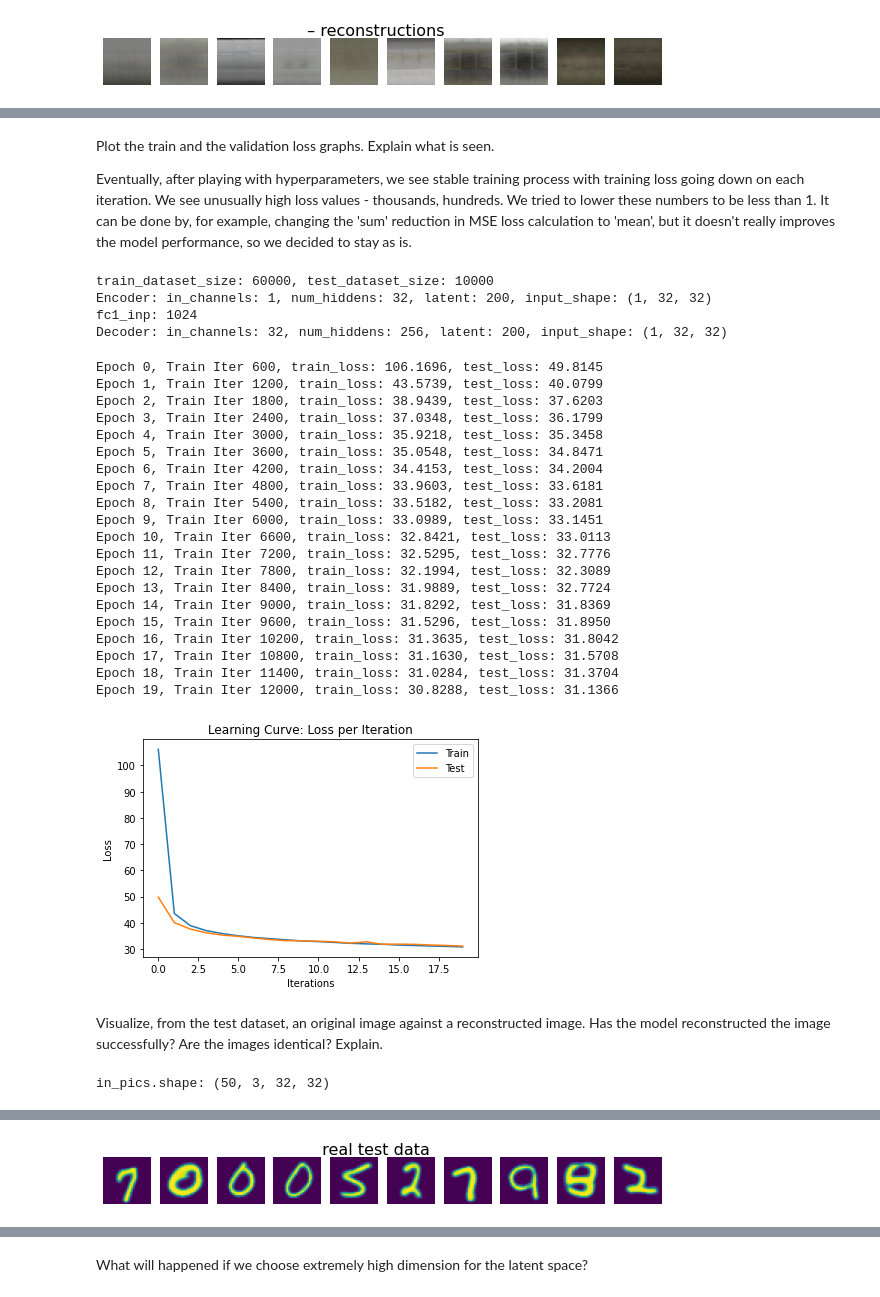
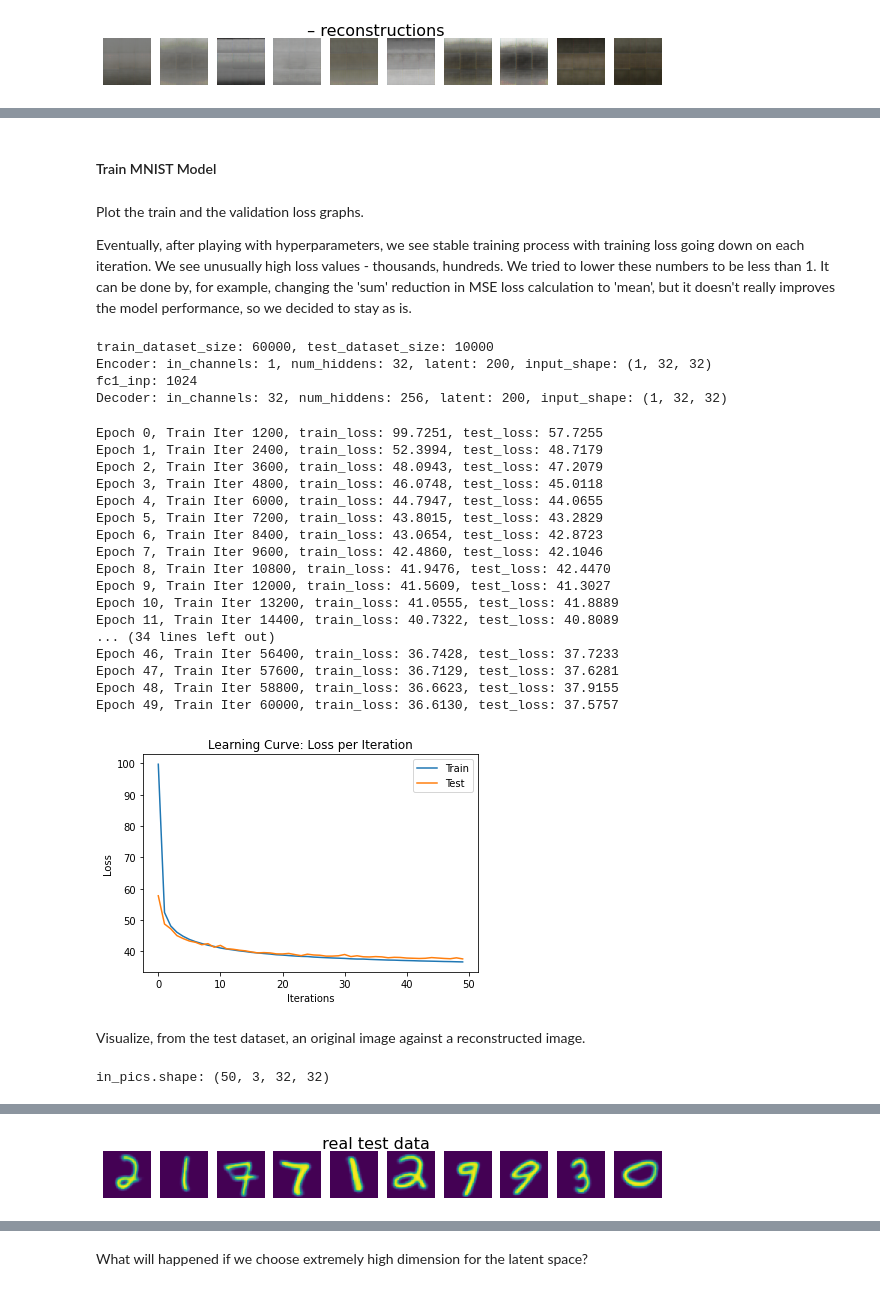
Before and after one commit to alexfok/IntroDeepLearning2022, a Jupyter notebook: IDL_Project_v1.ipynb, the cells around one changed output, grey strips where cells are left out. Drawn from its saved outputs; the diff is of its cells as text; code cells hidden in the pictures.

```diff
--- a/IDL_Project_v1.ipynb
+++ b/IDL_Project_v1.ipynb
@@ -1224,8 +1231,8 @@ def train_stl10_toy():
 
 DEBUG = False
 DEBUG_NN = False
-
-model_1, x_recon_stl10, img_stl10 = train_stl10_toy()
+if TRAIN:
+  model_1, x_recon_stl10, img_stl10 = train_stl10_toy()
 # %% [output]
 Encoder: in_channels: 3, num_hiddens: 32, latent: 3, input_shape: (3, 96, 96)
 fc1_inp: 9216
@@ -1384,0 +1390,5 @@ in_pics.shape: torch.Size([50, 3, 96, 96])
+# %%
+if TRAIN:
+  beta = 0.2
+  model_beta2_stl10, x_recon, img = train_stl10(learning_rate = 2e-3, batch_size = 50, num_epochs = 100, latent2 = 200)
+  beta = 0.8
@@ -1432,7 +1461,8 @@ def train_mnist_toy():
 
 #DEBUG = True
 #DEBUG_NN = True
-model_1_mnist, x_recon_mnist, imgs_mnist = train_mnist_toy()
+if TRAIN:
+  model_1_mnist, x_recon_mnist, imgs_mnist = train_mnist_toy()
 # %% [output]
 train_dataset_size: 12000, test_dataset_size: 2000
 Encoder: in_channels: 1, num_hiddens: 32, latent: 3, input_shape: (1, 32, 32)
@@ -1495,14 +1523,16 @@ in_pics.shape: (50, 1, 32, 32)
+# %% [markdown]
+#### Train MNIST Model
 # %% [markdown]
-Plot the train and the validation loss graphs. Explain what is seen.
+Plot the train and the validation loss graphs.
 
 Eventually, after playing with hyperparameters, we see stable training process with training loss going down on each iteration. We see unusually high loss values - thousands, hundreds. We tried to lower these numbers to be less than 1. It can be done by, for example, changing the 'sum' reduction in MSE loss calculation to 'mean', but it doesn't really improves the model performance, so we decided to stay as is.
 # %%
 # Train MNIST
-def train_mnist():
+def train_mnist(learning_rate = 2e-3, batch_size = 50, num_epochs = 100, latent1 = 200):
   # Your Code Goes Here
-  learning_rate = 2e-3
-  batch_size = 100
-  num_epochs = 20
+#  learning_rate = 2e-3
+#  batch_size = 100
+#  num_epochs = 20
   train_dataset_size = mnist_train_split.data.shape[0]
   test_dataset_size = mnist_test_split.data.shape[0]
   #train_dataset_size = 3000
@@ -1514,7 +1544,7 @@ def train_mnist():
   enc_num_hidden = 32
   dec_in_chnl = 32
   dec_num_hidden = 256
-  latent1 = 200
+#  latent1 = 200
 
   #mnist_test_split, mnist_train_split = None, None
   #stl10_test_split, stl10_train_split = None, None
@@ -1537,38 +1567,38 @@ def train_mnist():
 
 #DEBUG = True
 #DEBUG_NN = True
-model_2_mnist, imgs_mnist, x_recon_mnist = train_mnist()
+TRAIN = True
+if TRAIN:
+  model_2_mnist, imgs_mnist, x_recon_mnist = train_mnist(learning_rate = 2e-3, batch_size = 50, num_epochs = 50, latent1 = 200)
 # %% [output]
 train_dataset_size: 60000, test_dataset_size: 10000
 Encoder: in_channels: 1, num_hiddens: 32, latent: 200, input_shape: (1, 32, 32)
 fc1_inp: 1024
 Decoder: in_channels: 32, num_hiddens: 256, latent: 200, input_shape: (1, 32, 32)
-Epoch 0, Train Iter 600, train_loss: 106.1696, test_loss: 49.8145
-Epoch 1, Train Iter 1200, train_loss: 43.5739, test_loss: 40.0799
-Epoch 2, Train Iter 1800, train_loss: 38.9439, test_loss: 37.6203
-Epoch 3, Train Iter 2400, train_loss: 37.0348, test_loss: 36.1799
-Epoch 4, Train Iter 3000, train_loss: 35.9218, test_loss: 35.3458
-Epoch 5, Train Iter 3600, train_loss: 35.0548, test_loss: 34.8471
-Epoch 6, Train Iter 4200, train_loss: 34.4153, test_loss: 34.2004
-Epoch 7, Train Iter 4800, train_loss: 33.9603, test_loss: 33.6181
-Epoch 8, Train Iter 5400, train_loss: 33.5182, test_loss: 33.2081
-Epoch 9, Train Iter 6000, train_loss: 33.0989, test_loss: 33.1451
-Epoch 10, Train Iter 6600, train_loss: 32.8421, test_loss: 33.0113
-Epoch 11, Train Iter 7200, train_loss: 32.5295, test_loss: 32.7776
-Epoch 12, Train Iter 7800, train_loss: 32.1994, test_loss: 32.3089
-Epoch 13, Train Iter 8400, train_loss: 31.9889, test_loss: 32.7724
-Epoch 14, Train Iter 9000, train_loss: 31.8292, test_loss: 31.8369
-Epoch 15, Train Iter 9600, train_loss: 31.5296, test_loss: 31.8950
-Epoch 16, Train Iter 10200, train_loss: 31.3635, test_loss: 31.8042
-Epoch 17, Train Iter 10800, train_loss: 31.1630, test_loss: 31.5708
-Epoch 18, Train Iter 11400, train_loss: 31.0284, test_loss: 31.3704
-Epoch 19, Train Iter 12000, train_loss: 30.8288, test_loss: 31.1366
+Epoch 0, Train Iter 1200, train_loss: 99.7251, test_loss: 57.7255
+Epoch 1, Train Iter 2400, train_loss: 52.3994, test_loss: 48.7179
+Epoch 2, Train Iter 3600, train_loss: 48.0943, test_loss: 47.2079
+Epoch 3, Train Iter 4800, train_loss: 46.0748, test_loss: 45.0118
+Epoch 4, Train Iter 6000, train_loss: 44.7947, test_loss: 44.0655
+Epoch 5, Train Iter 7200, train_loss: 43.8015, test_loss: 43.2829
+Epoch 6, Train Iter 8400, train_loss: 43.0654, test_loss: 42.8723
+Epoch 7, Train Iter 9600, train_loss: 42.4860, test_loss: 42.1046
+Epoch 8, Train Iter 10800, train_loss: 41.9476, test_loss: 42.4470
+Epoch 9, Train Iter 12000, train_loss: 41.5609, test_loss: 41.3027
+Epoch 10, Train Iter 13200, train_loss: 41.0555, test_loss: 41.8889
+Epoch 11, Train Iter 14400, train_loss: 40.7322, test_loss: 40.8089
+... (34 lines left out)
+Epoch 46, Train Iter 56400, train_loss: 36.7428, test_loss: 37.7233
+Epoch 47, Train Iter 57600, train_loss: 36.7129, test_loss: 37.6281
+Epoch 48, Train Iter 58800, train_loss: 36.6623, test_loss: 37.9155
+Epoch 49, Train Iter 60000, train_loss: 36.6130, test_loss: 37.5757
-[figure, old version]
+[figure, new version]
 # %% [markdown]
-Visualize, from the test dataset, an original image against a reconstructed image. Has the model reconstructed the image successfully? Are the images identical? Explain.
+Visualize, from the test dataset, an original image against a reconstructed image.
 # %%
-imgs_mnist1 = imgs_mnist[:50]
-x_recon_mnist1 = x_recon_mnist[:50]
-display_images_mnist(imgs_mnist1, x_recon_mnist1, X=5, label='', count=False)
+if TRAIN:
+  imgs_mnist1 = imgs_mnist[:50]
+  x_recon_mnist1 = x_recon_mnist[:50]
+  display_images_mnist(imgs_mnist1, x_recon_mnist1, X=5, label='', count=False)
 # %% [output]
 in_pics.shape: (50, 3, 32, 32)
@@ -1581 +1611 @@ in_pics.shape: (50, 3, 32, 32)
-[figure, old version]
+[figure, new version]
```
Also changed, not shown: parts of 113 cells of this notebook.
